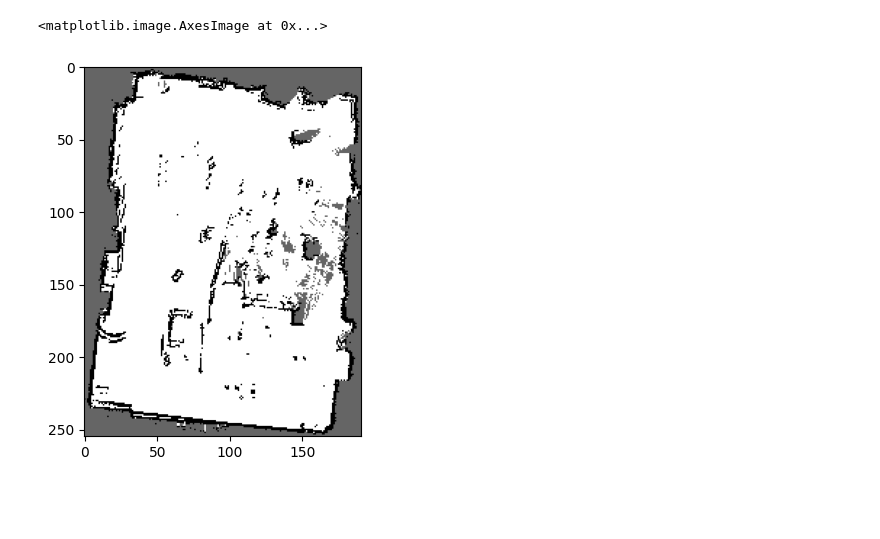
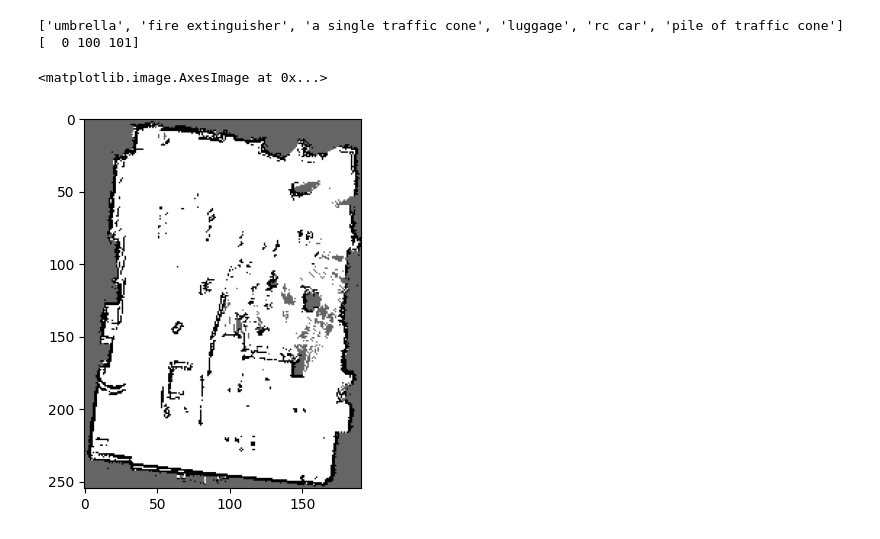
Before and after one commit to blu-y/cmap, a Jupyter notebook: athirdmapper/probmap.ipynb, the cells around one changed output. Cells and saved outputs as stored; diff of their text form; code cells hidden in the pictures; blank space fills up the shorter version.

```diff
--- a/athirdmapper/probmap.ipynb
+++ b/athirdmapper/probmap.ipynb
@@ -13,17 +1,35 @@ with open('map.yaml', 'r') as file:
-# %%
-import matplotlib.pyplot as plt
-import numpy as np
-plt.imshow(map, cmap='gray')
-np.unique(map)
-# 101 = unknown space
-# 0 = occupied space
-# 100 = free space
-_map = np.copy(map)
-_map[map == 100] = 255
-plt.imshow(_map, cmap='gray')
-# %% [output]
-<matplotlib.image.AxesImage at 0x...>
-[figure, removed]
+# %%
+import cv2
+import yaml
+import os
+import pickle
+import numpy as np
+import matplotlib.pyplot as plt
+# os.chdir('/home/jetson/cmap/athirdmapper/exp01_0610')
+os.chdir('./exp01_0610')
+with open('features.pkl', 'rb') as file:
+    features = pickle.load(file)
+with open('features_ind.pkl', 'rb') as file:
+    features_ind = pickle.load(file)
+with open('text_features.pkl', 'rb') as file:
+    text_features = pickle.load(file)
+map_img = cv2.imread('map.pgm', cv2.IMREAD_GRAYSCALE)
+with open('map.yaml', 'r') as file:
+    map_data = yaml.safe_load(file)
+
+print(text_features['list'])
+print(np.unique(map_img))
+_map = np.copy(map_img)
+_map[_map == 100] = 255
+plt.imshow(_map, cmap='gray')
+# 101 = unknown space
+# 0 = occupied space
+# 100 = free space => 255
+# %% [output]
+['umbrella', 'fire extinguisher', 'a single traffic cone', 'luggage', 'rc car', 'pile of traffic cone']
+[  0 100 101]
+<matplotlib.image.AxesImage at 0x...>
+[figure, added]
 # %%
 import os
 import pickle
```
Also changed, not shown: parts of 11 cells of this notebook, 9 other files.
